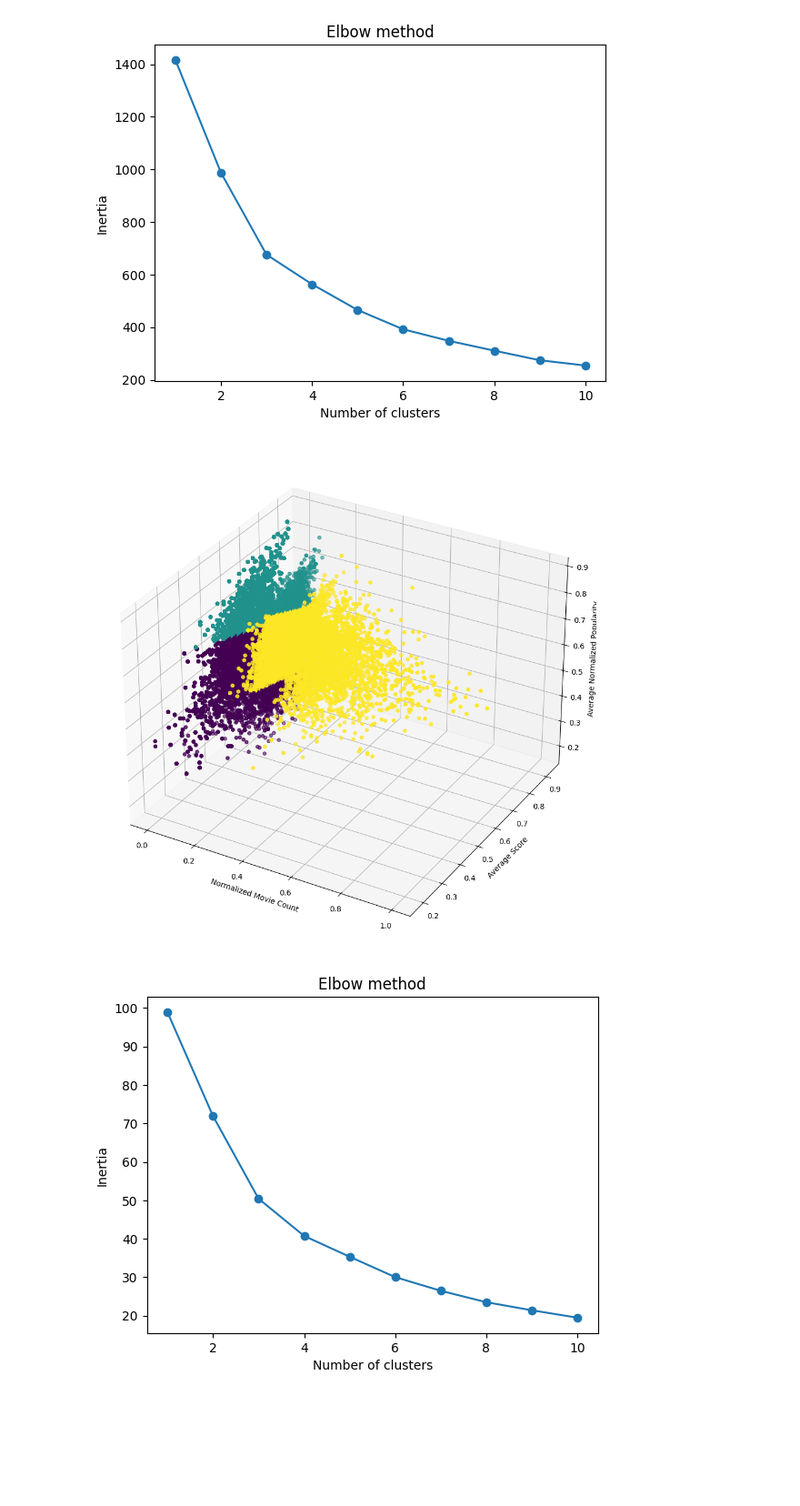
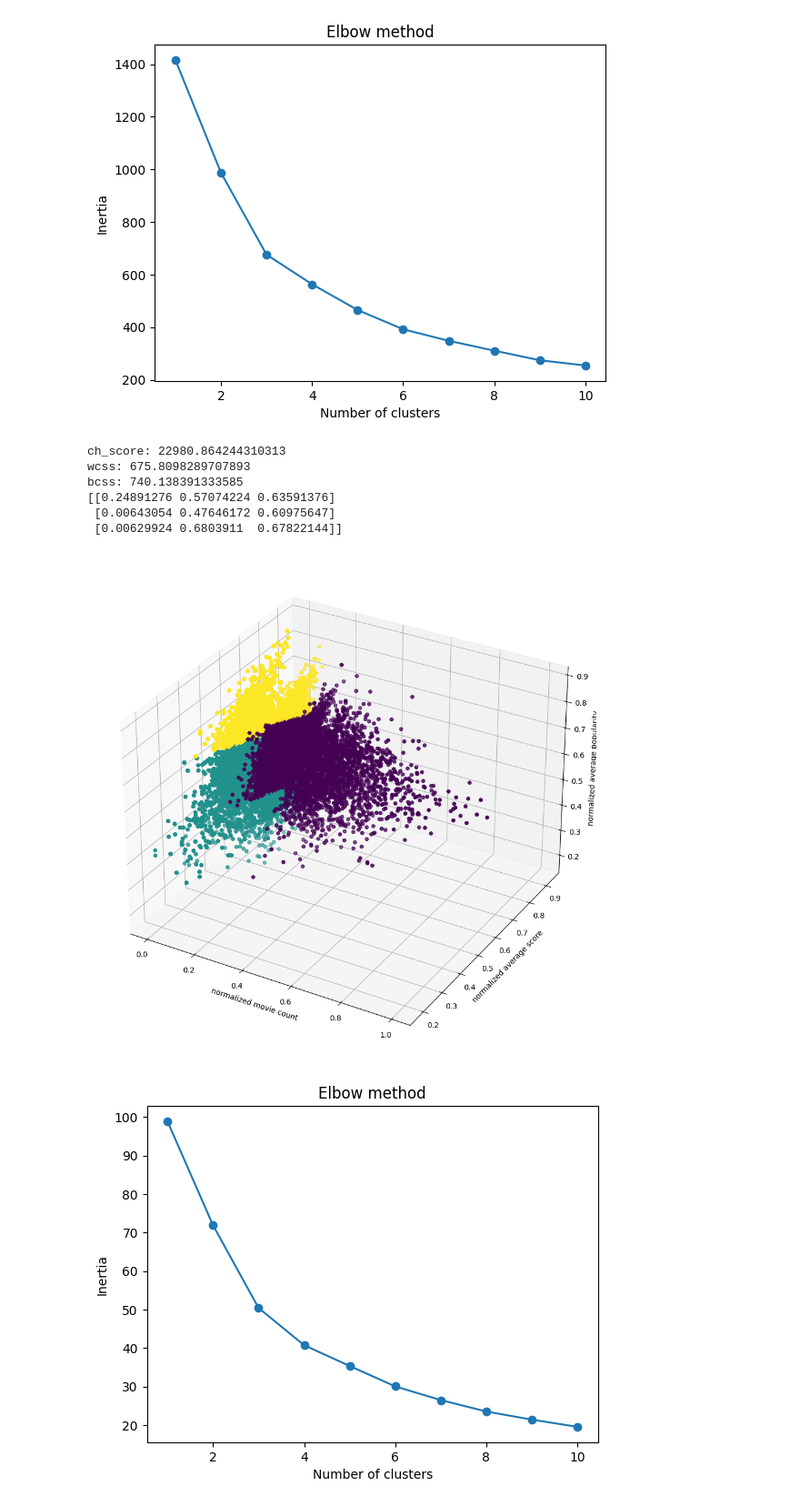
Before and after one commit to XiaoyingChen924/Movie_Popularity_Analysis, a Jupyter notebook: actor_director_preprocseeing.ipynb, the cells around one changed output. Shown at 91% size. Cells and saved outputs as stored; diff of their text form; code cells hidden in the pictures; blank space fills up the shorter version.

Commit message:
add some evaluation

```diff
--- a/actor_director_preprocseeing.ipynb
+++ b/actor_director_preprocseeing.ipynb
@@ -176,23 +175,41 @@ plt.show()
 # %%
 kmeans = KMeans(n_clusters=3)
 kmeans.fit(data)
 label = kmeans.labels_
 
 fig = plt.figure(figsize = (12, 12))
 ax = plt.axes(projection ="3d")
 
 # Creating plot
 ax.scatter3D(actor_df["nor_movie_count"], actor_df["avg_score"] , actor_df["avg_nor_popularity"], c=label)
 
-ax.set_xlabel('Normalized Movie Count')
-ax.set_ylabel('Average Score')
-ax.set_zlabel('Average Normalized Popularity')
+ax.set_xlabel('normalized movie count')
+ax.set_ylabel('normalized average score')
+ax.set_zlabel('normalized average popularity')
 
 df = pd.DataFrame({'ClusterLabel': label})
 df_comb = pd.concat([actor_df,df], axis=1, join='inner')
 df_comb.to_csv('actor.csv', index=False)
+
+# evaluation
+wcss = kmeans.inertia_
+ch_score = calinski_harabasz_score(data, label)
+N = len(actor["name"])
+K = 3
+bcss = ch_score*wcss*((K-1)/(N-K))
+
+print("ch_score: " + str(ch_score))
+print("wcss: " + str(wcss))
+print("bcss: " + str(bcss))
+print((kmeans.cluster_centers_))
 # %% [output]
+ch_score: 22980.864244310313
+wcss: 675.8098289707893
+bcss: 740.138391333585
+[[0.24891276 0.57074224 0.63591376]
+ [0.00643054 0.47646172 0.60975647]
+ [0.00629924 0.6803911  0.67822144]]
-[figure, old version]
+[figure, new version]
 # %%
 # code inspired from https://www.w3schools.com/python/python_ml_k-means.asp
 
```
Also changed, not shown: parts of 6 cells of this notebook, 3 other files.
